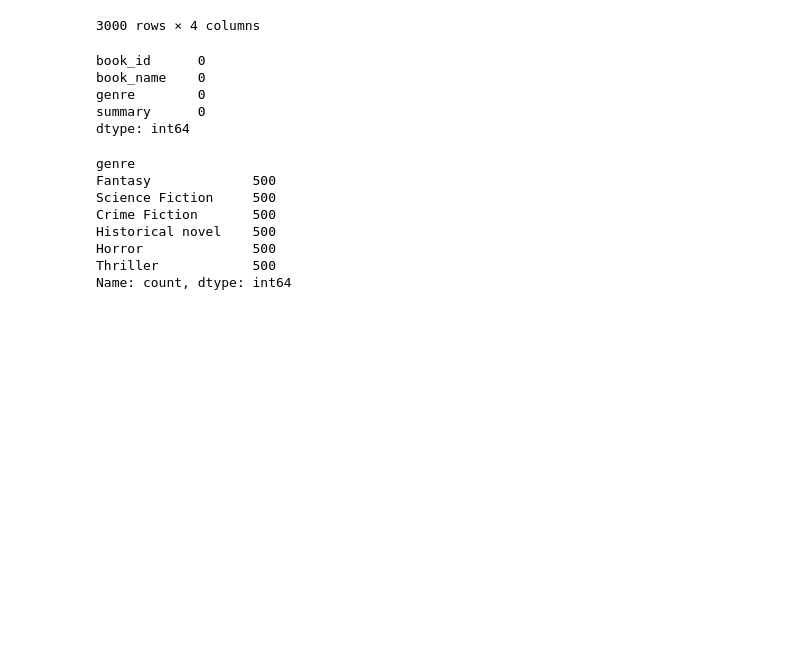
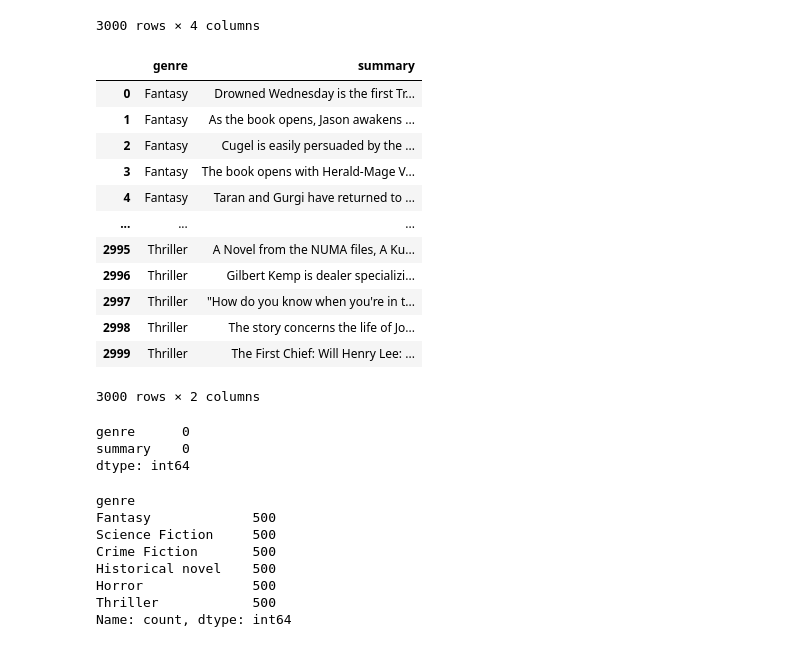
Before and after one commit to Lawrence4U/BookGenreDetector, a Jupyter notebook: src/bookGenreDetector.ipynb, the cells around one changed output. Saved outputs shown, nothing was run; the diff lists cells and outputs as text; code cells hidden in the pictures; blank space fills up the shorter version.

```diff
--- a/src/bookGenreDetector.ipynb
+++ b/src/bookGenreDetector.ipynb
@@ -51,13 +51,28 @@ data
 | 2998 | 11320975 | The Rainbow and the Rose | Thriller | The story concerns the life of Jo... |
 | 2999 | 17227674 | Chiefs | Thriller | The First Chief: Will Henry Lee: ... |
 3000 rows × 4 columns
+# %%
+data = data[["genre", "summary"]]
+data
+# %% [output]
+|  | genre | summary |
+| 0 | Fantasy | Drowned Wednesday is the first Tr... |
+| 1 | Fantasy | As the book opens, Jason awakens ... |
+| 2 | Fantasy | Cugel is easily persuaded by the ... |
+| 3 | Fantasy | The book opens with Herald-Mage V... |
+| 4 | Fantasy | Taran and Gurgi have returned to ... |
+| ... | ... | ... |
+| 2995 | Thriller | A Novel from the NUMA files, A Ku... |
+| 2996 | Thriller | Gilbert Kemp is dealer specializi... |
+| 2997 | Thriller | "How do you know when you're in t... |
+| 2998 | Thriller | The story concerns the life of Jo... |
+| 2999 | Thriller | The First Chief: Will Henry Lee: ... |
+3000 rows × 2 columns
 # %%
 data.isnull().sum()
 # %% [output]
-book_id      0
-book_name    0
-genre        0
-summary      0
+genre      0
+summary    0
 dtype: int64
 # %%
 data.genre.value_counts()
```
Also changed, not shown: parts of 16 cells of this notebook, 2 other files.
